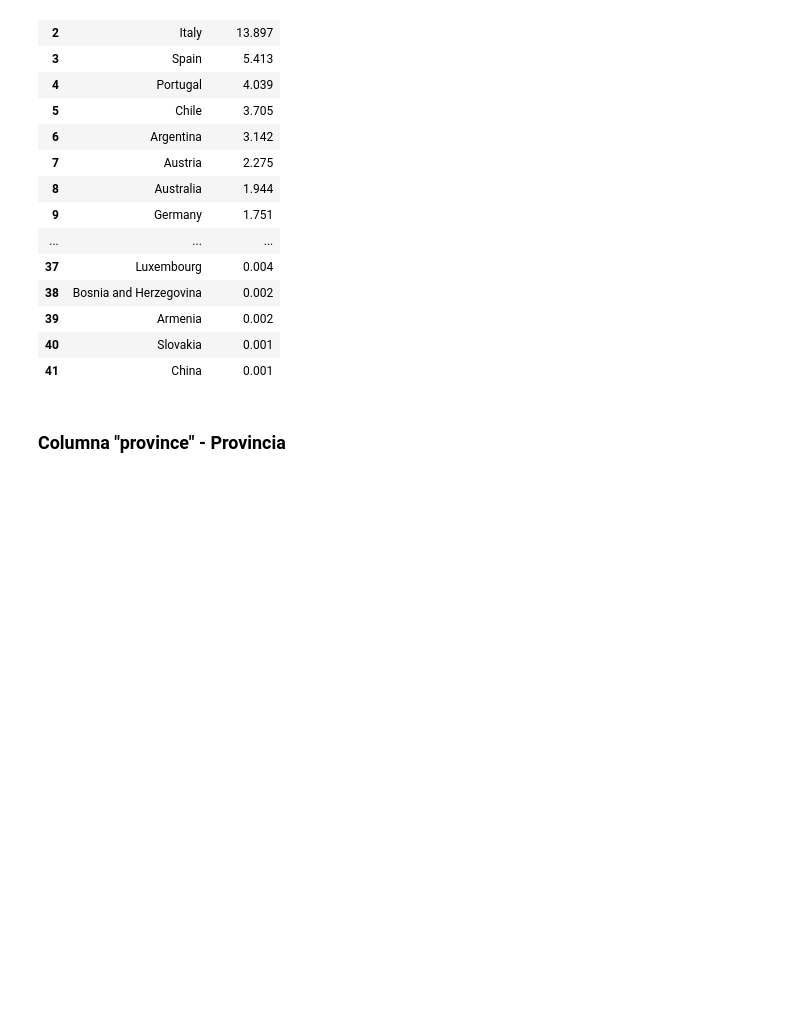
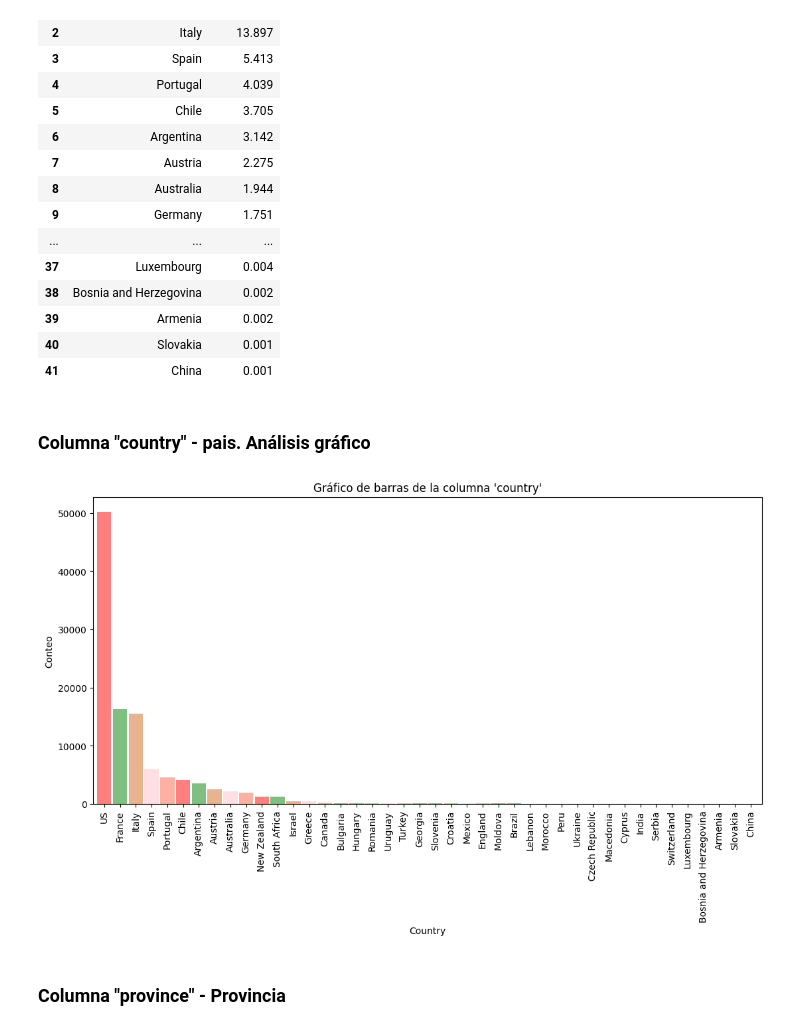
Before and after one commit to GustavMartinez/eda_python, a Jupyter notebook: 002_wine_products/step_2_eda.ipynb, the cells around one changed output. Saved outputs shown, nothing was run; the diff lists cells and outputs as text; code cells hidden in the pictures; blank space fills up the shorter version.

Commit message:
grafico de barras

```diff
--- a/002_wine_products/step_2_eda.ipynb
+++ b/002_wine_products/step_2_eda.ipynb
@@ -108,6 +108,24 @@ porcentajes_df
 | 39 | Armenia | 0.002 |
 | 40 | Slovakia | 0.001 |
 | 41 | China | 0.001 |
+# %% [markdown]
+### Columna "country" - pais. Análisis gráfico
+# %%
+# Gráfico de barras
+
+conteo = dataset['country'].value_counts()
+colores = ['red', 'green', 'chocolate', 'pink', 'tomato']
+
+plt.figure(figsize=(13,6))
+conteo.plot(kind='bar', color=colores, width=0.9, alpha=0.5)
+
+plt.title("Gráfico de barras de la columna 'country'")
+plt.ylabel('Conteo')
+plt.xlabel('Country')
+
+plt.show()
+# %% [output]
+[figure, added]
 # %% [markdown]
 ### Columna "province" - Provincia
 # %% [markdown]
```
Also changed, not shown: parts of 2 cells of this notebook, 1 other file.
